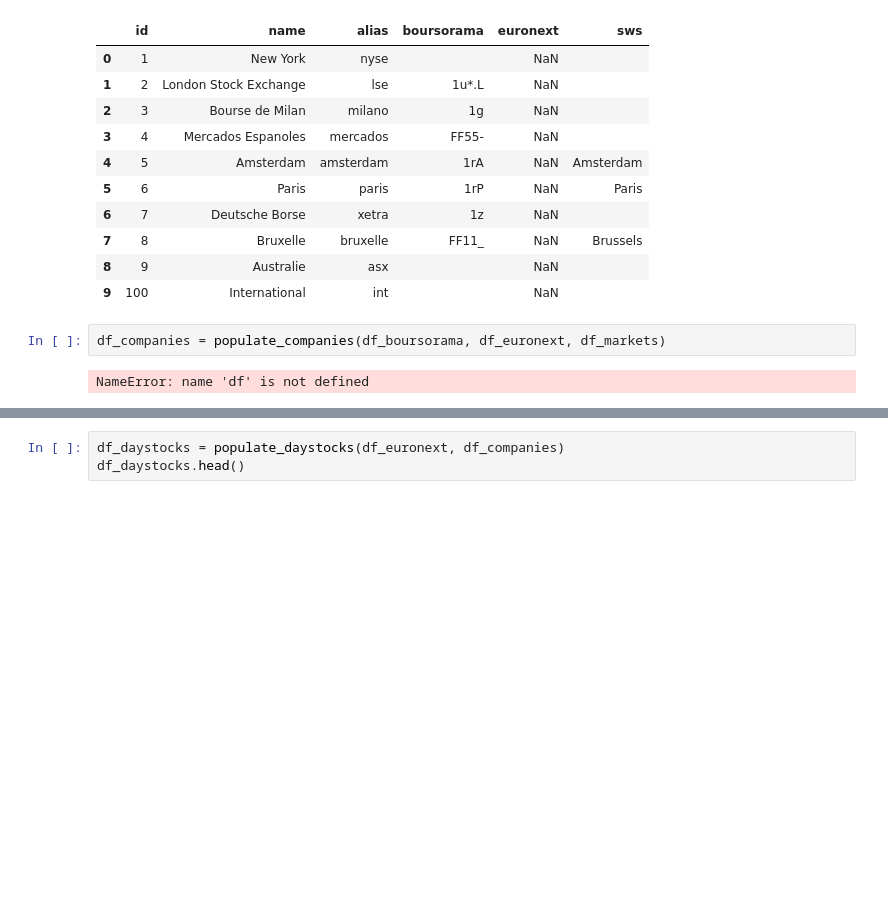
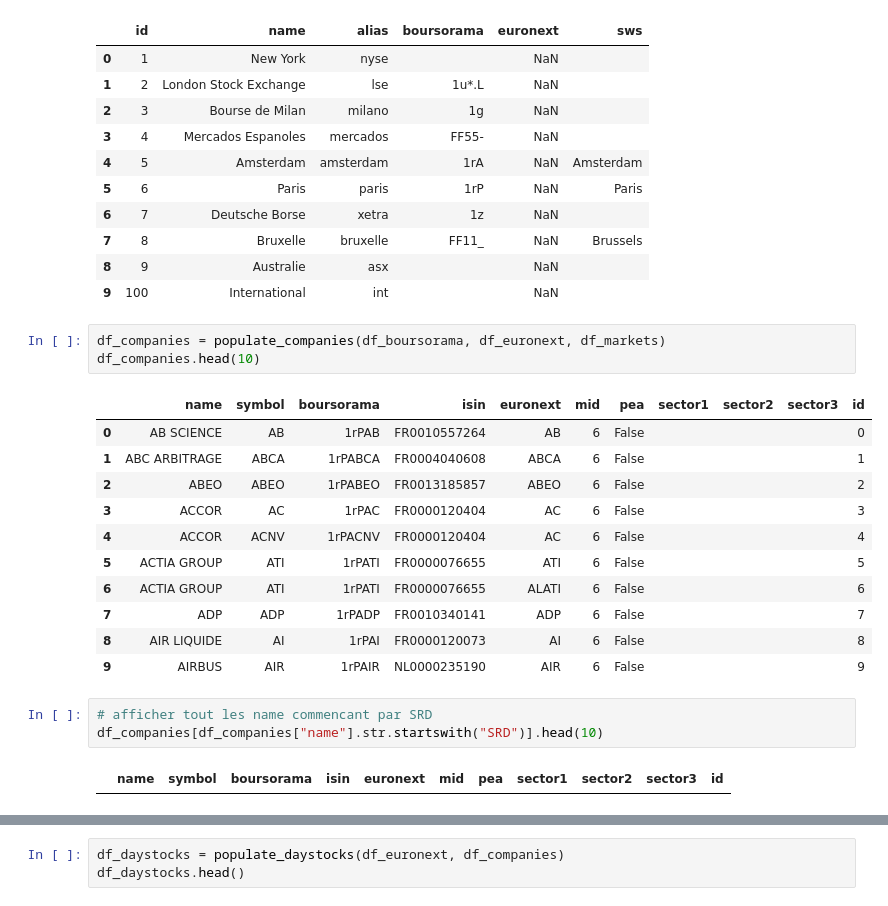
Before and after one commit to JulesRD/FinanceProject, a Jupyter notebook: etl/df_show.ipynb, the cells around one changed output, grey strips where cells are left out. Saved outputs shown, nothing was run; the diff lists cells and outputs as text; blank space fills up the shorter version.

```diff
--- a/etl/df_show.ipynb
+++ b/etl/df_show.ipynb
@@ -543,5 +554,21 @@ df_markets.head(10)
 | 9 | 100 | International | int |  | NaN |  |
 # %%
 df_companies = populate_companies(df_boursorama, df_euronext, df_markets)
+df_companies.head(10)
 # %% [output]
-NameError: name 'df' is not defined
+|  | name | symbol | boursorama | isin | euronext | mid | pea | sector1 | sector2 | sector3 | id |
+| 0 | AB SCIENCE | AB | 1rPAB | FR0010557264 | AB | 6 | False |  |  |  | 0 |
+| 1 | ABC ARBITRAGE | ABCA | 1rPABCA | FR0004040608 | ABCA | 6 | False |  |  |  | 1 |
+| 2 | ABEO | ABEO | 1rPABEO | FR0013185857 | ABEO | 6 | False |  |  |  | 2 |
+| 3 | ACCOR | AC | 1rPAC | FR0000120404 | AC | 6 | False |  |  |  | 3 |
+| 4 | ACCOR | ACNV | 1rPACNV | FR0000120404 | AC | 6 | False |  |  |  | 4 |
+| 5 | ACTIA GROUP | ATI | 1rPATI | FR0000076655 | ATI | 6 | False |  |  |  | 5 |
+| 6 | ACTIA GROUP | ATI | 1rPATI | FR0000076655 | ALATI | 6 | False |  |  |  | 6 |
+| 7 | ADP | ADP | 1rPADP | FR0010340141 | ADP | 6 | False |  |  |  | 7 |
+| 8 | AIR LIQUIDE | AI | 1rPAI | FR0000120073 | AI | 6 | False |  |  |  | 8 |
+| 9 | AIRBUS | AIR | 1rPAIR | NL0000235190 | AIR | 6 | False |  |  |  | 9 |
+# %%
+# afficher tout les name commencant par SRD
+df_companies[df_companies["name"].str.startswith("SRD")].head(10)
+# %% [output]
+|  | name | symbol | boursorama | isin | euronext | mid | pea | sector1 | sector2 | sector3 | id |
```
Also changed, not shown: parts of 4 cells of this notebook, 3 other files.
